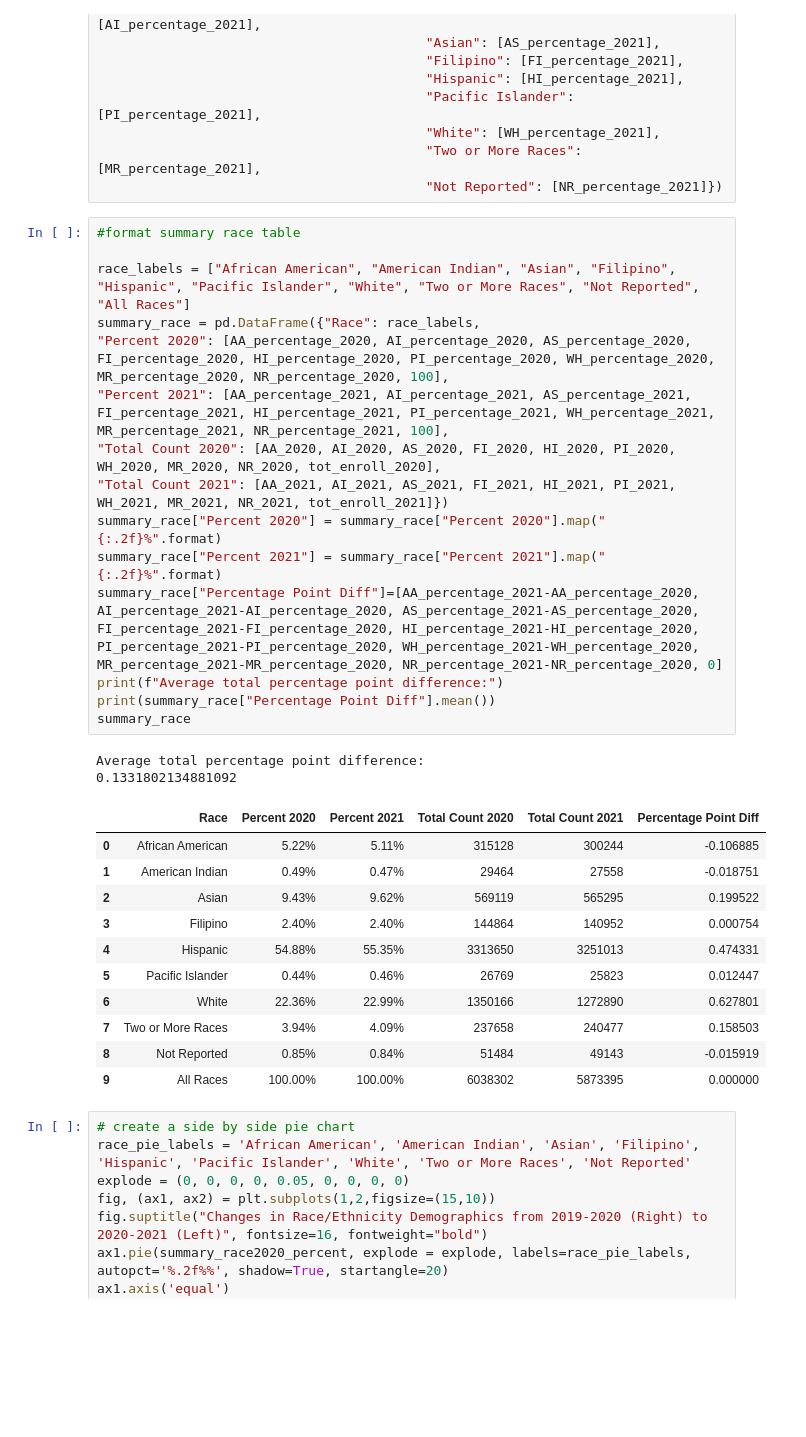
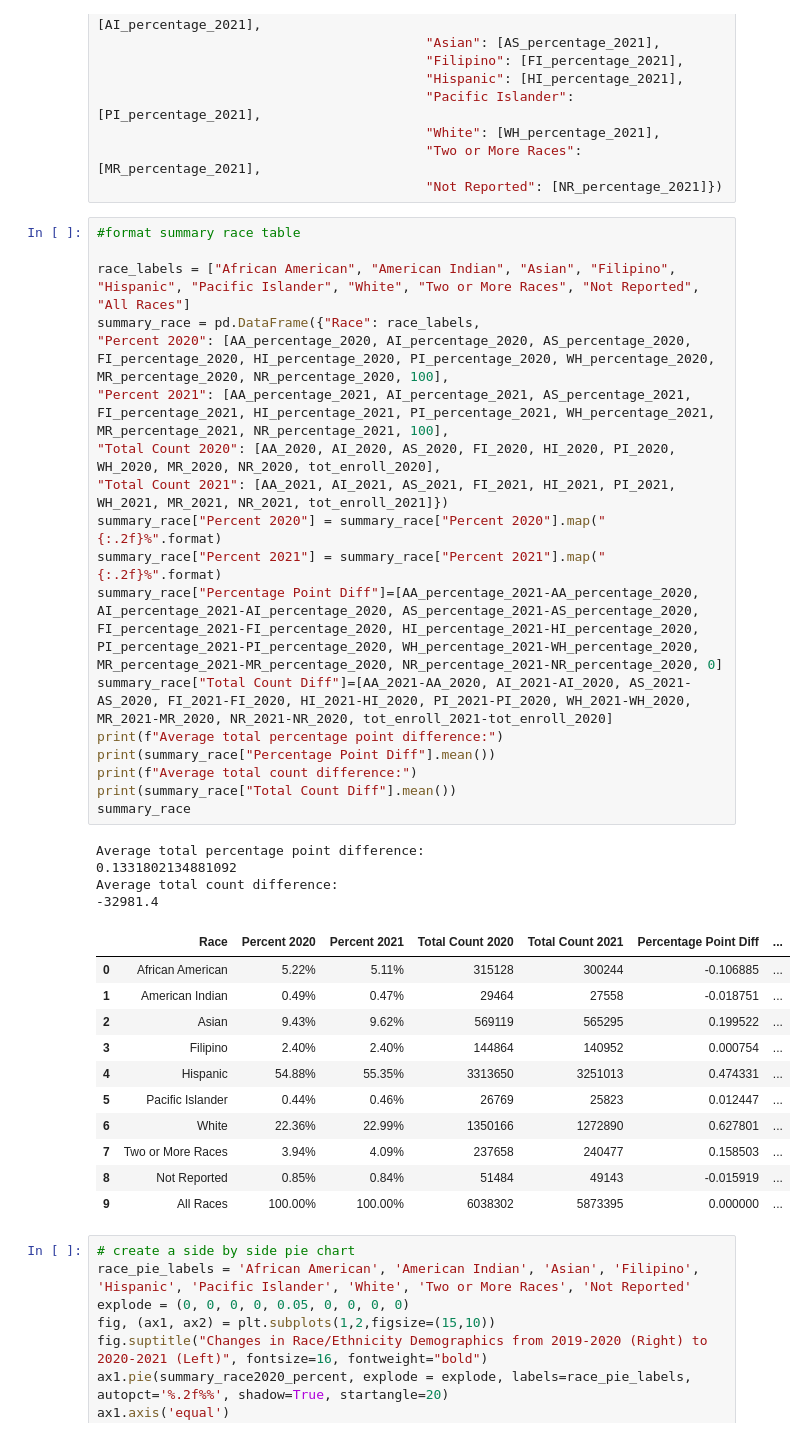
Before and after one commit to ludanzhan/Student-Enrollment-Project, a Jupyter notebook: Student Enrollemnt Project.ipynb, the cells around one changed output. Saved outputs shown, nothing was run; the diff lists cells and outputs as text; blank space fills up the shorter version.

```diff
--- a/Student Enrollemnt Project.ipynb
+++ b/Student Enrollemnt Project.ipynb
@@ -819,32 +819,37 @@ summary_race2021_percent = pd.DataFrame({"African American": [AA_percentage_2021
 # %%
 #format summary race table
 
 race_labels = ["African American", "American Indian", "Asian", "Filipino", "Hispanic", "Pacific Islander", "White", "Two or More Races", "Not Reported", "All Races"]
 summary_race = pd.DataFrame({"Race": race_labels,
 "Percent 2020": [AA_percentage_2020, AI_percentage_2020, AS_percentage_2020, FI_percentage_2020, HI_percentage_2020, PI_percentage_2020, WH_percentage_2020, MR_percentage_2020, NR_percentage_2020, 100],
 "Percent 2021": [AA_percentage_2021, AI_percentage_2021, AS_percentage_2021, FI_percentage_2021, HI_percentage_2021, PI_percentage_2021, WH_percentage_2021, MR_percentage_2021, NR_percentage_2021, 100],
 "Total Count 2020": [AA_2020, AI_2020, AS_2020, FI_2020, HI_2020, PI_2020, WH_2020, MR_2020, NR_2020, tot_enroll_2020],
 "Total Count 2021": [AA_2021, AI_2021, AS_2021, FI_2021, HI_2021, PI_2021, WH_2021, MR_2021, NR_2021, tot_enroll_2021]})
 summary_race["Percent 2020"] = summary_race["Percent 2020"].map("{:.2f}%".format)
 summary_race["Percent 2021"] = summary_race["Percent 2021"].map("{:.2f}%".format)
 summary_race["Percentage Point Diff"]=[AA_percentage_2021-AA_percentage_2020, AI_percentage_2021-AI_percentage_2020, AS_percentage_2021-AS_percentage_2020, FI_percentage_2021-FI_percentage_2020, HI_percentage_2021-HI_percentage_2020, PI_percentage_2021-PI_percentage_2020, WH_percentage_2021-WH_percentage_2020, MR_percentage_2021-MR_percentage_2020, NR_percentage_2021-NR_percentage_2020, 0]
+summary_race["Total Count Diff"]=[AA_2021-AA_2020, AI_2021-AI_2020, AS_2021-AS_2020, FI_2021-FI_2020, HI_2021-HI_2020, PI_2021-PI_2020, WH_2021-WH_2020, MR_2021-MR_2020, NR_2021-NR_2020, tot_enroll_2021-tot_enroll_2020]
 print(f"Average total percentage point difference:")
 print(summary_race["Percentage Point Diff"].mean())
+print(f"Average total count difference:")
+print(summary_race["Total Count Diff"].mean())
 summary_race
 # %% [output]
 Average total percentage point difference:
 0.1331802134881092
+Average total count difference:
+-32981.4
-|  | Race | Percent 2020 | Percent 2021 | Total Count 2020 | Total Count 2021 | Percentage Point Diff |
-| 0 | African American | 5.22% | 5.11% | 315128 | 300244 | -0.106885 |
-| 1 | American Indian | 0.49% | 0.47% | 29464 | 27558 | -0.018751 |
-| 2 | Asian | 9.43% | 9.62% | 569119 | 565295 | 0.199522 |
-| 3 | Filipino | 2.40% | 2.40% | 144864 | 140952 | 0.000754 |
-| 4 | Hispanic | 54.88% | 55.35% | 3313650 | 3251013 | 0.474331 |
-| 5 | Pacific Islander | 0.44% | 0.46% | 26769 | 25823 | 0.012447 |
-| 6 | White | 22.36% | 22.99% | 1350166 | 1272890 | 0.627801 |
-| 7 | Two or More Races | 3.94% | 4.09% | 237658 | 240477 | 0.158503 |
-| 8 | Not Reported | 0.85% | 0.84% | 51484 | 49143 | -0.015919 |
-| 9 | All Races | 100.00% | 100.00% | 6038302 | 5873395 | 0.000000 |
+|  | Race | Percent 2020 | Percent 2021 | Total Count 2020 | Total Count 2021 | Percentage Point Diff | ... |
+| 0 | African American | 5.22% | 5.11% | 315128 | 300244 | -0.106885 | ... |
+| 1 | American Indian | 0.49% | 0.47% | 29464 | 27558 | -0.018751 | ... |
+| 2 | Asian | 9.43% | 9.62% | 569119 | 565295 | 0.199522 | ... |
+| 3 | Filipino | 2.40% | 2.40% | 144864 | 140952 | 0.000754 | ... |
+| 4 | Hispanic | 54.88% | 55.35% | 3313650 | 3251013 | 0.474331 | ... |
+| 5 | Pacific Islander | 0.44% | 0.46% | 26769 | 25823 | 0.012447 | ... |
+| 6 | White | 22.36% | 22.99% | 1350166 | 1272890 | 0.627801 | ... |
+| 7 | Two or More Races | 3.94% | 4.09% | 237658 | 240477 | 0.158503 | ... |
+| 8 | Not Reported | 0.85% | 0.84% | 51484 | 49143 | -0.015919 | ... |
+| 9 | All Races | 100.00% | 100.00% | 6038302 | 5873395 | 0.000000 | ... |
 # %%
 # create a side by side pie chart
 race_pie_labels = 'African American', 'American Indian', 'Asian', 'Filipino', 'Hispanic', 'Pacific Islander', 'White', 'Two or More Races', 'Not Reported'
```
Also changed, not shown: parts of 5 cells of this notebook, 4 other files.
